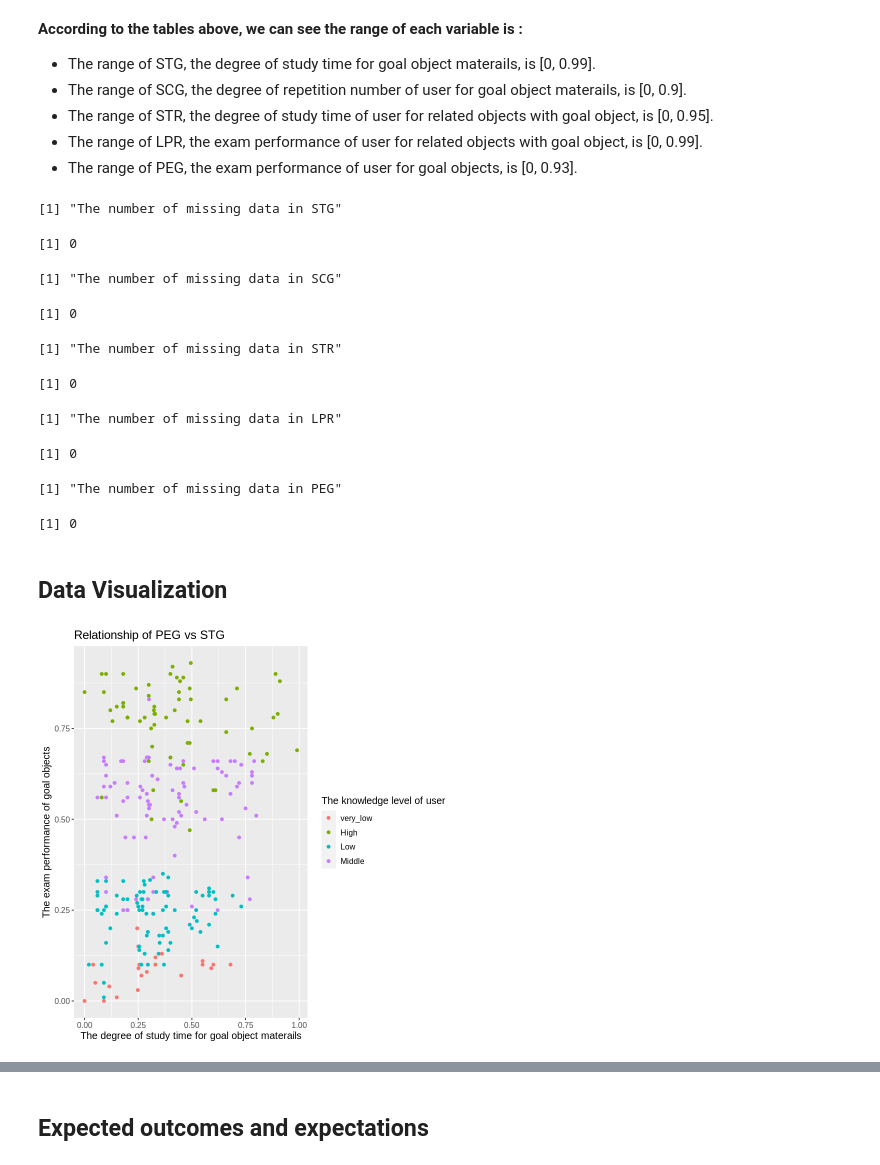
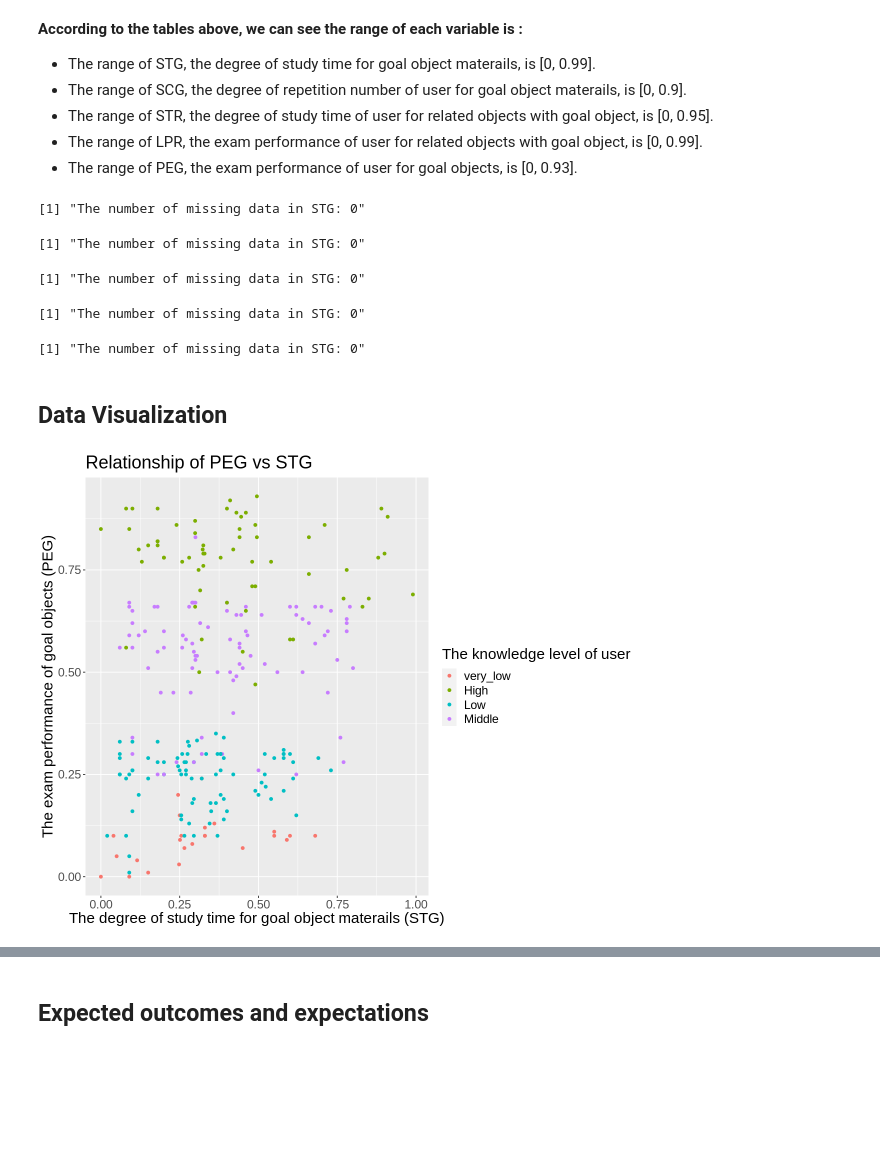
Before and after one commit to kzhang0113/group_8_ds_project, a Jupyter notebook: group_project_proposal.ipynb, the cells around one changed output, grey strips where cells are left out. Cells and saved outputs as stored; diff of their text form; code cells hidden in the pictures; blank space fills up the shorter version.

Commit message:
Changes format of wording and plots. Updated method and expectation

```diff
--- a/group_project_proposal.ipynb
+++ b/group_project_proposal.ipynb
@@ -141,45 +141,39 @@ A tibble: 1 × 5
 # %%
 # Determine how many rows have missing data for each variable
 stg_miss <- sum(is.na(training_data$STG))
-print("The number of missing data in STG")
-stg_miss
+sprintf("The number of missing data in STG: %s", stg_miss)
 
 scg_miss <- sum(is.na(training_data$SCG))
-print("The number of missing data in SCG")
-scg_miss
+sprintf("The number of missing data in STG: %s", scg_miss)
 
 str_miss <- sum(is.na(training_data$STR))
-print("The number of missing data in STR")
-str_miss
+sprintf("The number of missing data in STG: %s", str_miss)
 
 lpr_miss <- sum(is.na(training_data$LPR))
-print("The number of missing data in LPR")
-lpr_miss
+sprintf("The number of missing data in STG: %s", lpr_miss)
 
 peg_miss <- sum(is.na(training_data$PEG))
-print("The number of missing data in PEG")
-peg_miss
+sprintf("The number of missing data in STG: %s", peg_miss)
 # %% [output]
-[1] "The number of missing data in STG"
+[1] "The number of missing data in STG: 0"
-[1] 0
+[1] "The number of missing data in STG: 0"
-[1] "The number of missing data in SCG"
+[1] "The number of missing data in STG: 0"
-[1] 0
+[1] "The number of missing data in STG: 0"
-[1] "The number of missing data in STR"
+[1] "The number of missing data in STG: 0"
-[1] 0
-[1] "The number of missing data in LPR"
-[1] 0
-[1] "The number of missing data in PEG"
-[1] 0
 # %% [markdown]
 ## Data Visualization
 # %%
-#Need to beautify
+# Scatterplot of PEG vs STG
+options(repr.plot.width = 10, repr.plot.height = 8)
 peg_vs_stg <- training_data %>%
             ggplot(aes(x = STG, y = PEG , color = UNS)) +
             geom_point() +
-            labs(x = "The degree of study time for goal object materails", y = "The exam performance of goal objects", color = "The knowledge level of user", title = "Relationship of PEG vs STG") +
-            theme(text = element_text(size = 12))
+            labs(x = "The degree of study time for goal object materails (STG)",
+                 y = "The exam performance of goal objects (PEG)",
+                 color = "The knowledge level of user",
+                 title = "Relationship of PEG vs STG") +
+            theme(text = element_text(size = 18))
 peg_vs_stg
 # %% [output]
-[figure, old version]
+[figure, new version]
 # %%
```
Also changed, not shown: parts of 4 cells of this notebook.
